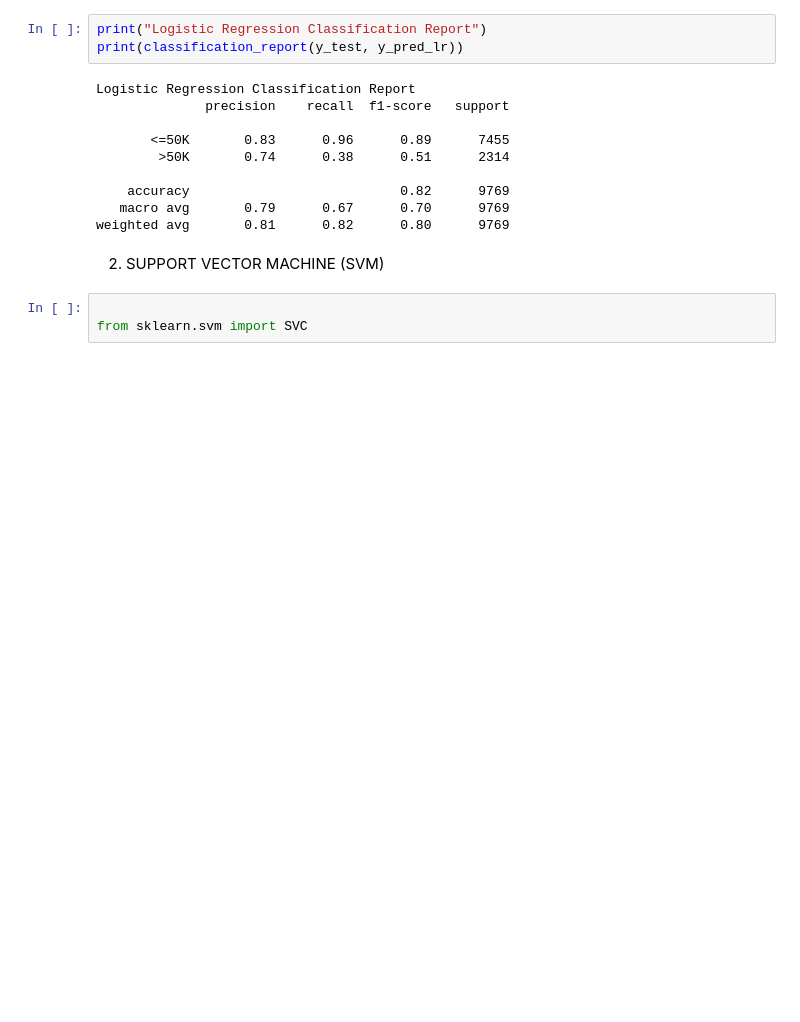
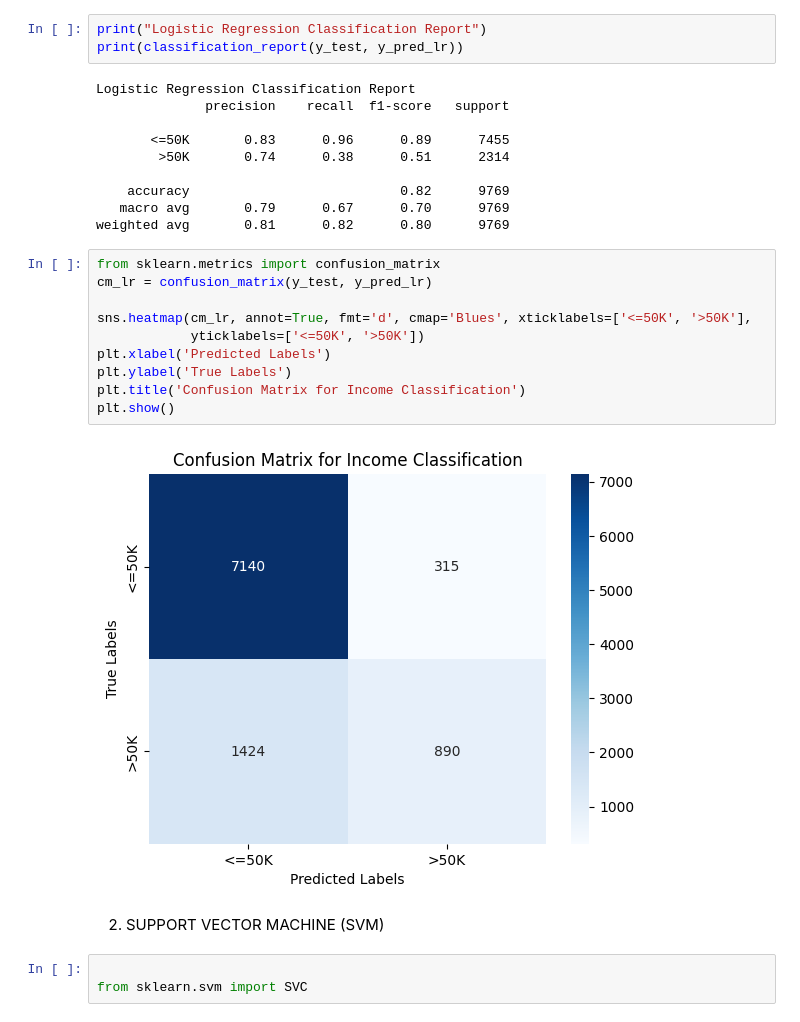
Before and after one commit to mimi428/Income-classification, a Jupyter notebook: incomeclass.ipynb, the cells around one changed output. Drawn from its saved outputs; the diff is of its cells as text; blank space fills up the shorter version.

```diff
--- a/incomeclass.ipynb
+++ b/incomeclass.ipynb
@@ -721,6 +732,18 @@ Logistic Regression Classification Report
     accuracy                           0.82      9769
    macro avg       0.79      0.67      0.70      9769
 weighted avg       0.81      0.82      0.80      9769
+# %%
+from sklearn.metrics import confusion_matrix
+cm_lr = confusion_matrix(y_test, y_pred_lr)
+
+sns.heatmap(cm_lr, annot=True, fmt='d', cmap='Blues', xticklabels=['<=50K', '>50K'],
+            yticklabels=['<=50K', '>50K'])
+plt.xlabel('Predicted Labels')
+plt.ylabel('True Labels')
+plt.title('Confusion Matrix for Income Classification')
+plt.show()
+# %% [output]
+[figure, added]
 # %% [markdown]
 2) SUPPORT VECTOR MACHINE (SVM)
 # %%
```
Also changed, not shown: parts of 4 cells of this notebook.
